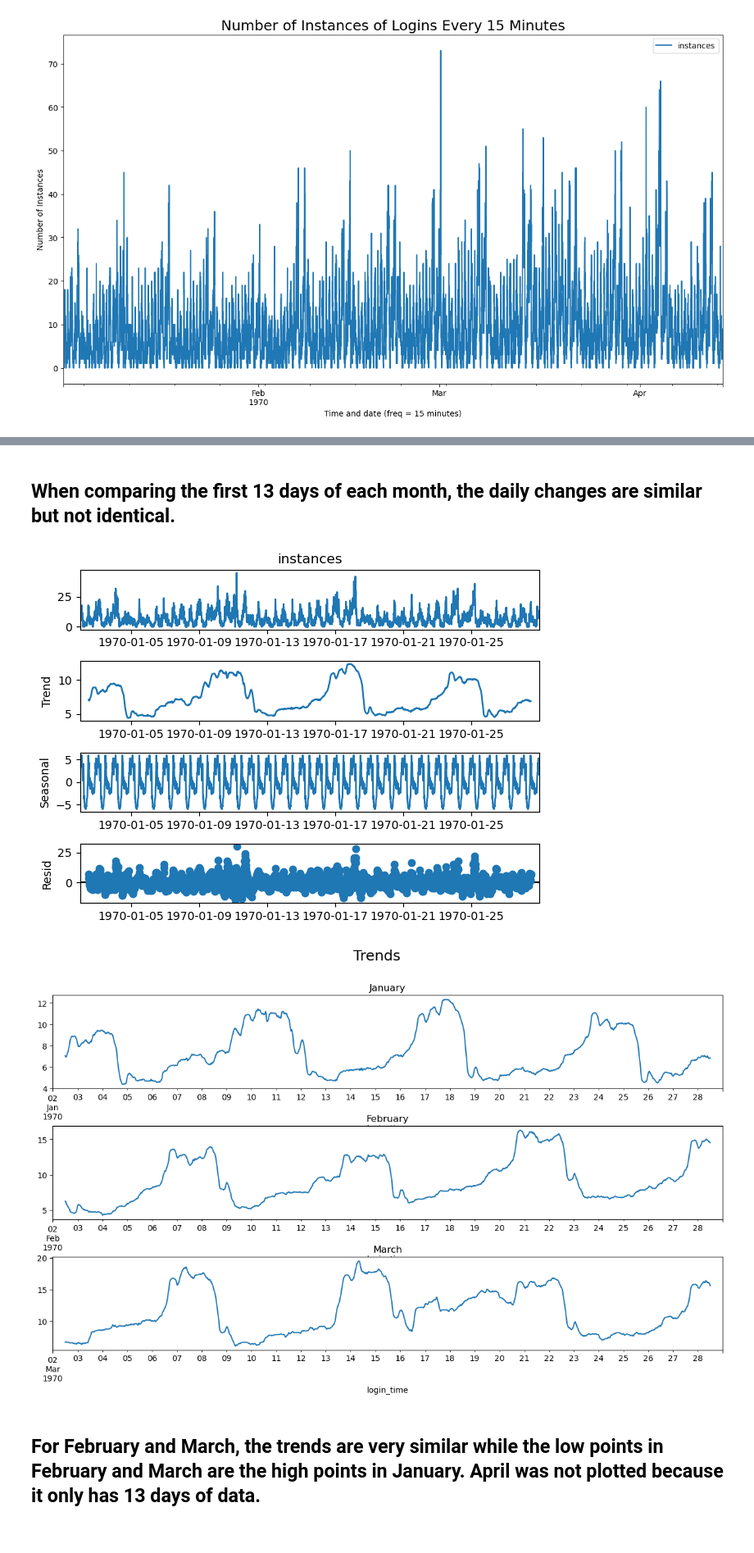
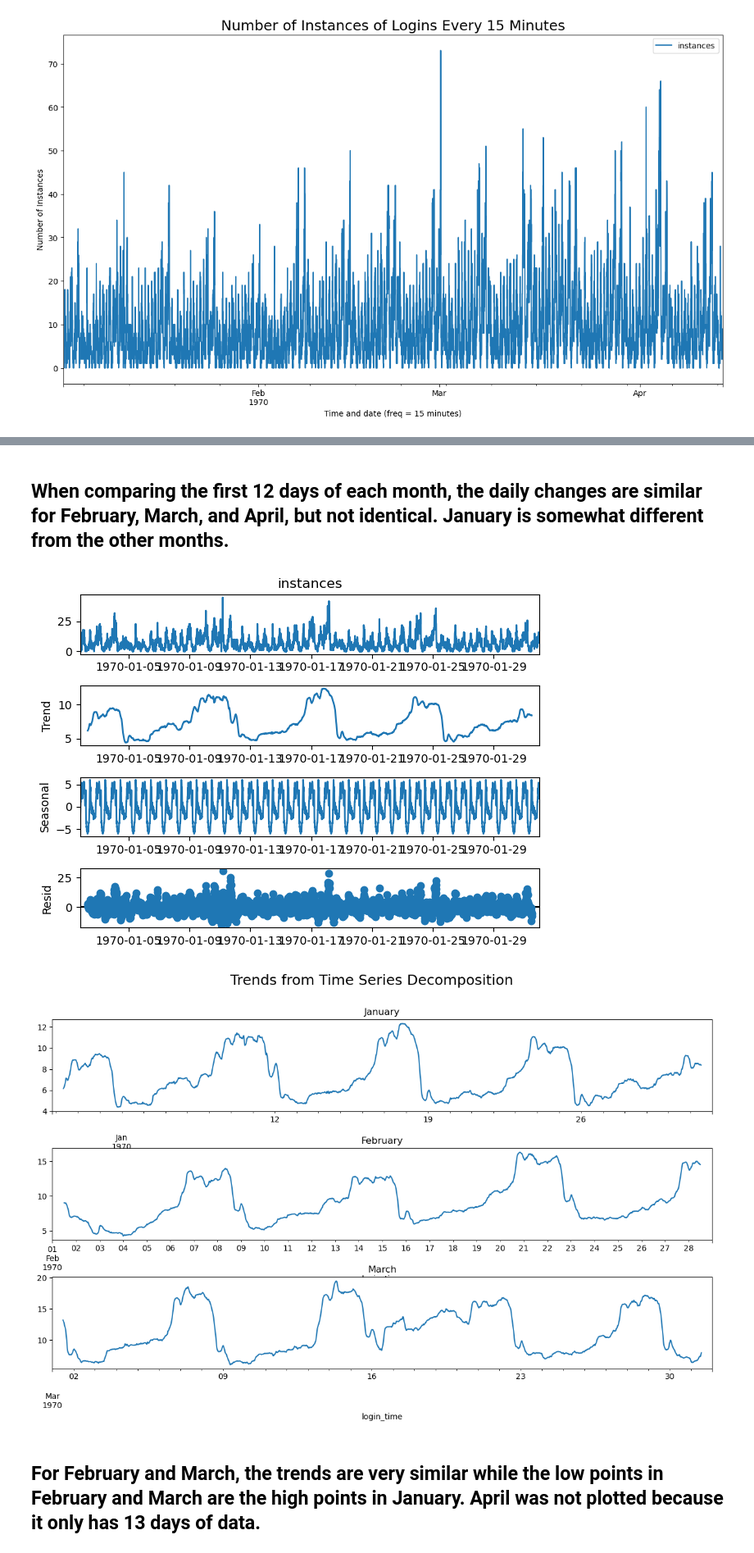
Before and after one commit to keb101/Image-Classification-Indian-Clothing, a Jupyter notebook: ultimate_challenge/Take-Home_Challenge_logins.ipynb, the cells around one changed output, grey strips where cells are left out. Shown at 82% size. Drawn from its saved outputs; the diff is of its cells as text; code cells hidden in the pictures.

```diff
--- a/ultimate_challenge/Take-Home_Challenge_logins.ipynb
+++ b/ultimate_challenge/Take-Home_Challenge_logins.ipynb
@@ -184,14 +198,16 @@ _ = plt.title('April Seasonal')
 # %% [markdown]
-## When comparing the first 13 days of each month, the daily changes are similar but not identical.
+## When comparing the first 12 days of each month, the daily changes are similar for February, March, and April, but not identical. January is somewhat different from the other months.
 # %%
-df15ja = df15.loc['1970-1-2':'1970-1-28']
-df15fa = df15.loc['1970-2-2':'1970-2-28']
-df15ma = df15.loc['1970-3-2':'1970-3-28']
-df15aa = df15.loc['1970-4-2':'1970-4-13']
+# Getting data for all the data for each month
+df15ja = df15.loc['1970-1-1':'1970-1-31']
+df15fa = df15.loc['1970-2-1':'1970-2-28']
+df15ma = df15.loc['1970-3-1':'1970-3-31']
+df15aa = df15.loc['1970-4-1':'1970-4-13']
 # %%
+# Decomposing times series
 y = df15ja.instances
 decompositionja = sm.tsa.seasonal_decompose(y, period=period)
 _ = decompositionja.plot()
 # %% [output]
-[figure, old version]
+[figure, new version]
 # %%
@@ -206,17 +225,19 @@ decompositionaa = sm.tsa.seasonal_decompose(y, period=period)
 # %%
 fig, (ax1,ax2,ax3) = plt.subplots(3,1, figsize=(15,8), sharex='row')
 fig.subplots_adjust(hspace=.4)
 _ = decompositionja.trend.plot(ax=ax1)
 _ = decompositionfa.trend.plot(ax=ax2)
 _ = decompositionma.trend.plot(ax=ax3)
 
+
 ax1.title.set_text('January')
 ax2.title.set_text('February')
 ax3.title.set_text('March')
 
-_ = fig.suptitle('Trends', fontsize=18)
+
+_ = fig.suptitle('Trends from Time Series Decomposition', fontsize=18)
 # %% [output]
-[figure, old version]
+[figure, new version]
 # %% [markdown]
 ## For February and March, the trends are very similar while the low points in February and March are the high points in January. April was not plotted because it only has 13 days of data.
 # %%
```
Also changed, not shown: parts of 26 cells of this notebook.
